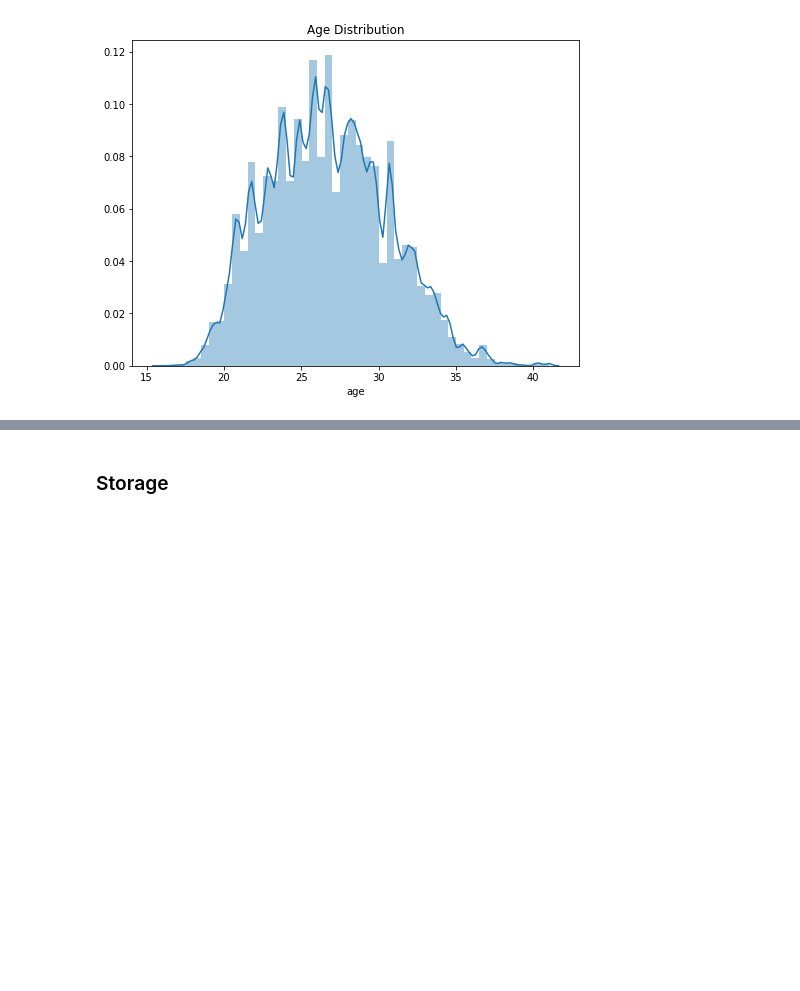
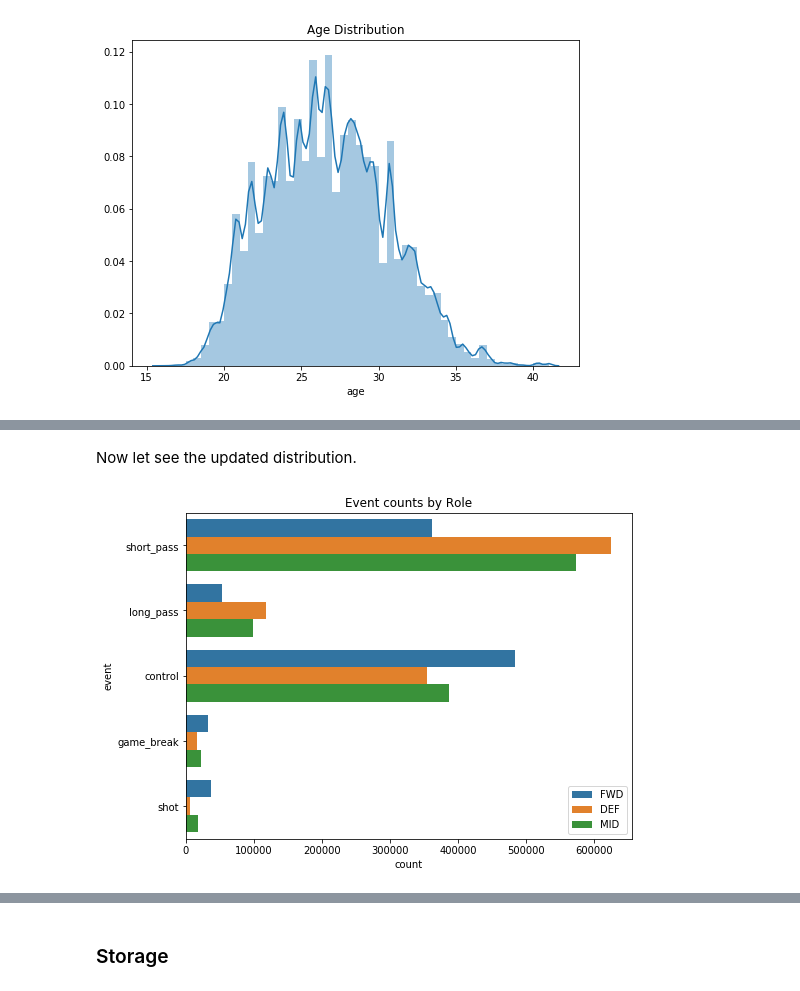
Before and after one commit to atahankocak/AI-in-Soccer, a Jupyter notebook: notebook/02-eda_fe.ipynb, the cells around one changed output, grey strips where cells are left out. Cells and saved outputs as stored; diff of their text form; code cells hidden in the pictures; blank space fills up the shorter version.

```diff
--- a/notebook/02-eda_fe.ipynb
+++ b/notebook/02-eda_fe.ipynb
@@ -679,0 +716,9 @@ events.head()
+# %% [markdown]
+Now let see the updated distribution.
+# %%
+plt.figure(figsize=(8, 6))
+ax = sns.countplot(y="event", data=_, hue='role')
+plt.title("Event counts by Role")
+plt.legend(loc='lower right');
+# %% [output]
+[figure, added]
```
Also changed, not shown: parts of 55 cells of this notebook.
